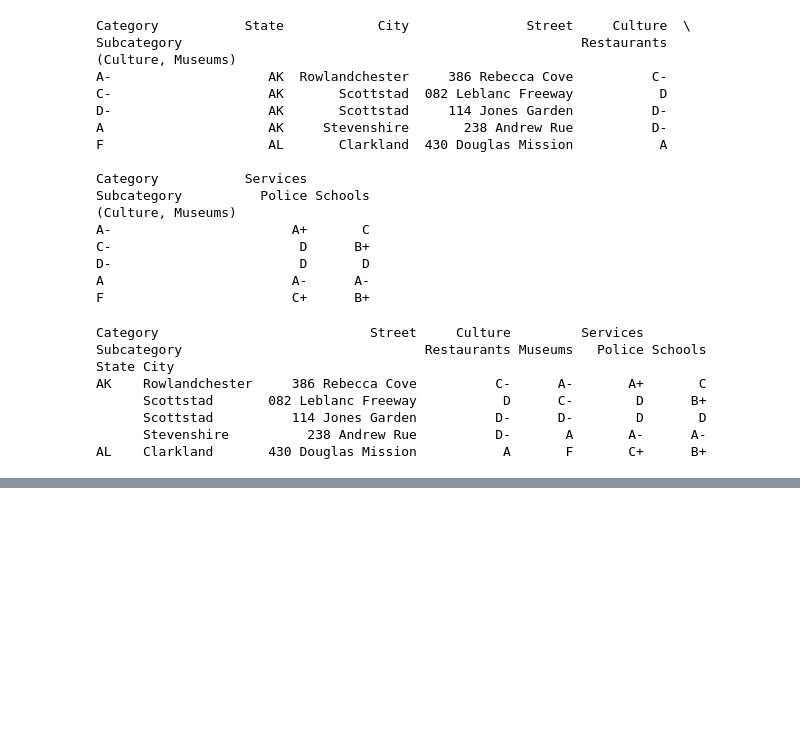
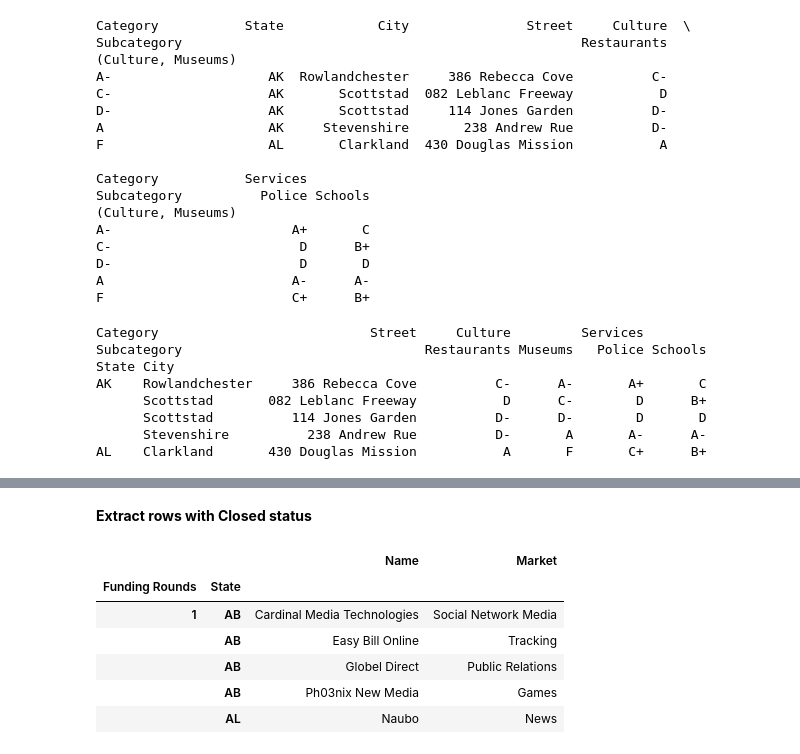
Before and after one commit to Kobzarko/PANDAS-IN-ACTION, a Jupyter notebook: Chapter 7 MultiIndex/chapter_7_multiindex.ipynb, the cells around one changed output, grey strips where cells are left out. Saved outputs shown, nothing was run; the diff lists cells and outputs as text; code cells hidden in the pictures; blank space fills up the shorter version.

```diff
--- a/Chapter 7 MultiIndex/chapter_7_multiindex.ipynb
+++ b/Chapter 7 MultiIndex/chapter_7_multiindex.ipynb
@@ -831,0 +867,12 @@ AL    Clarkland       430 Douglas Mission           A       F       C+      B+
+# %% [markdown]
+**Extract rows with Closed status**
+# %%
+df_investments.loc[("Closed",)].head()
+# %% [output]
+|  |  | Name | Market |
+| Funding Rounds | State |  |  |
+| 1 | AB | Cardinal Media Technologies | Social Network Media |
+|  | AB | Easy Bill Online | Tracking |
+|  | AB | Globel Direct | Public Relations |
+|  | AB | Ph03nix New Media | Games |
+|  | AL | Naubo | News |
```
Also changed, not shown: parts of 18 cells of this notebook.
